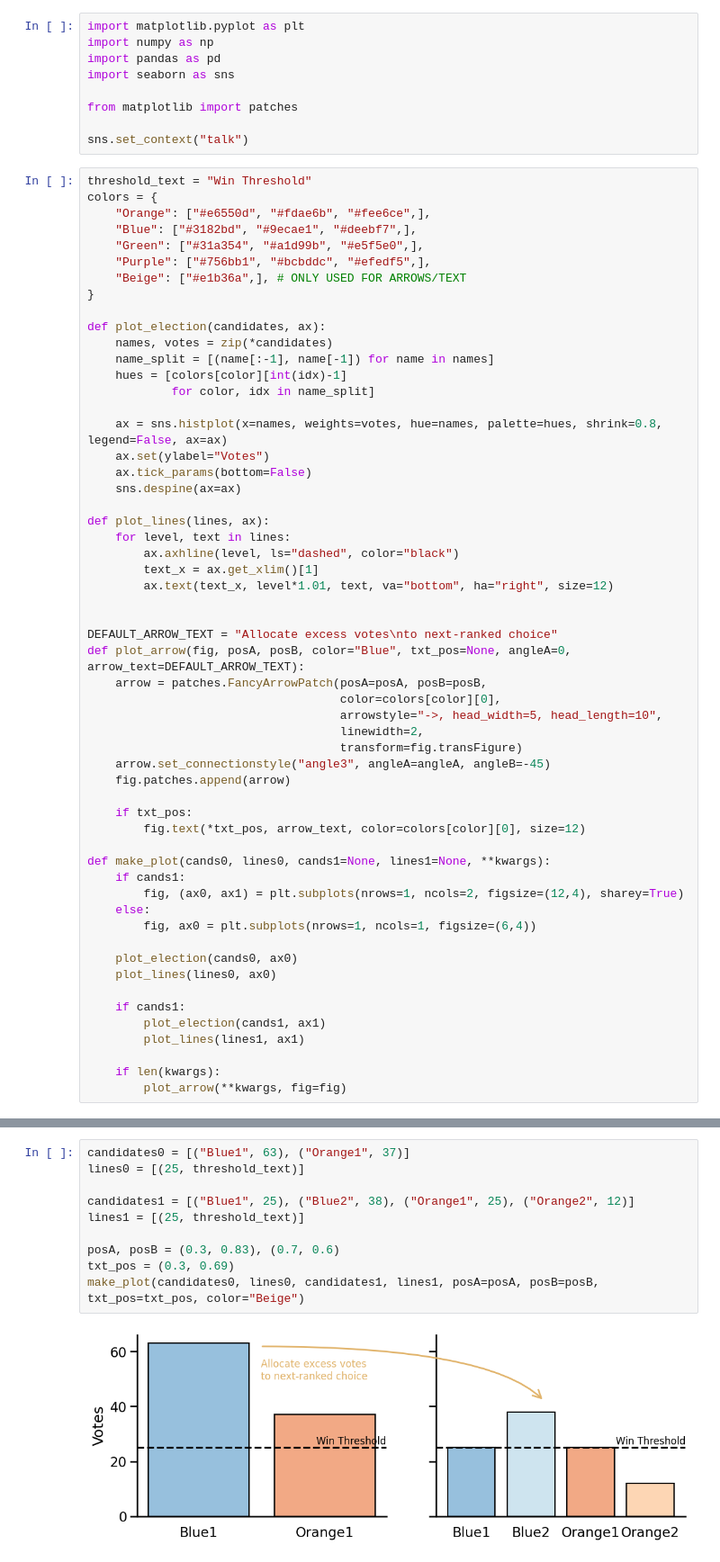
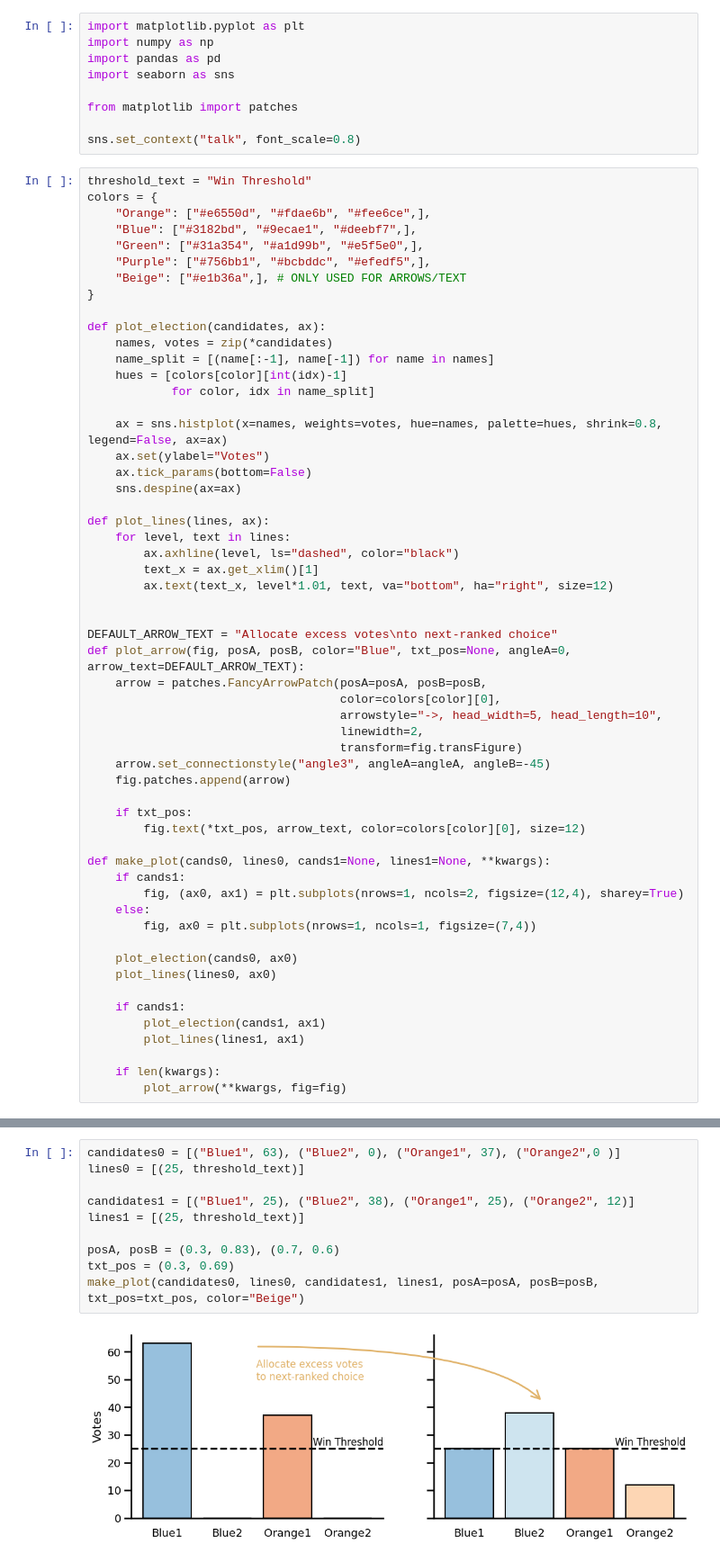
Before and after one commit to chrisroat/voters_choice, a Jupyter notebook: voters_choice.ipynb, the cells around one changed output, grey strips where cells are left out. Shown at 90% size. Drawn from its saved outputs; the diff is of its cells as text.

```diff
--- a/voters_choice.ipynb
+++ b/voters_choice.ipynb
@@ -6,7 +6,7 @@ import seaborn as sns
 
 from matplotlib import patches
 
-sns.set_context("talk")
+sns.set_context("talk", font_scale=0.8)
 # %%
 threshold_text = "Win Threshold"
 colors = {
@@ -52,7 +52,7 @@ def make_plot(cands0, lines0, cands1=None, lines1=None, **kwargs):
     if cands1:
         fig, (ax0, ax1) = plt.subplots(nrows=1, ncols=2, figsize=(12,4), sharey=True)
     else:
-        fig, ax0 = plt.subplots(nrows=1, ncols=1, figsize=(6,4))
+        fig, ax0 = plt.subplots(nrows=1, ncols=1, figsize=(7,4))
 
     plot_election(cands0, ax0)
     plot_lines(lines0, ax0)
@@ -117,12 +118,12 @@ make_plot(candidates, lines)
 # %%
-candidates0 = [("Blue1", 63), ("Orange1", 37)]
+candidates0 = [("Blue1", 63), ("Blue2", 0), ("Orange1", 37), ("Orange2",0 )]
 lines0 = [(25, threshold_text)]
 
 candidates1 = [("Blue1", 25), ("Blue2", 38), ("Orange1", 25), ("Orange2", 12)]
 lines1 = [(25, threshold_text)]
 
 posA, posB = (0.3, 0.83), (0.7, 0.6)
 txt_pos = (0.3, 0.69)
 make_plot(candidates0, lines0, candidates1, lines1, posA=posA, posB=posB, txt_pos=txt_pos, color="Beige")
 # %% [output]
-[figure, old version]
+[figure, new version]
```
Also changed, not shown: parts of 6 cells of this notebook.
